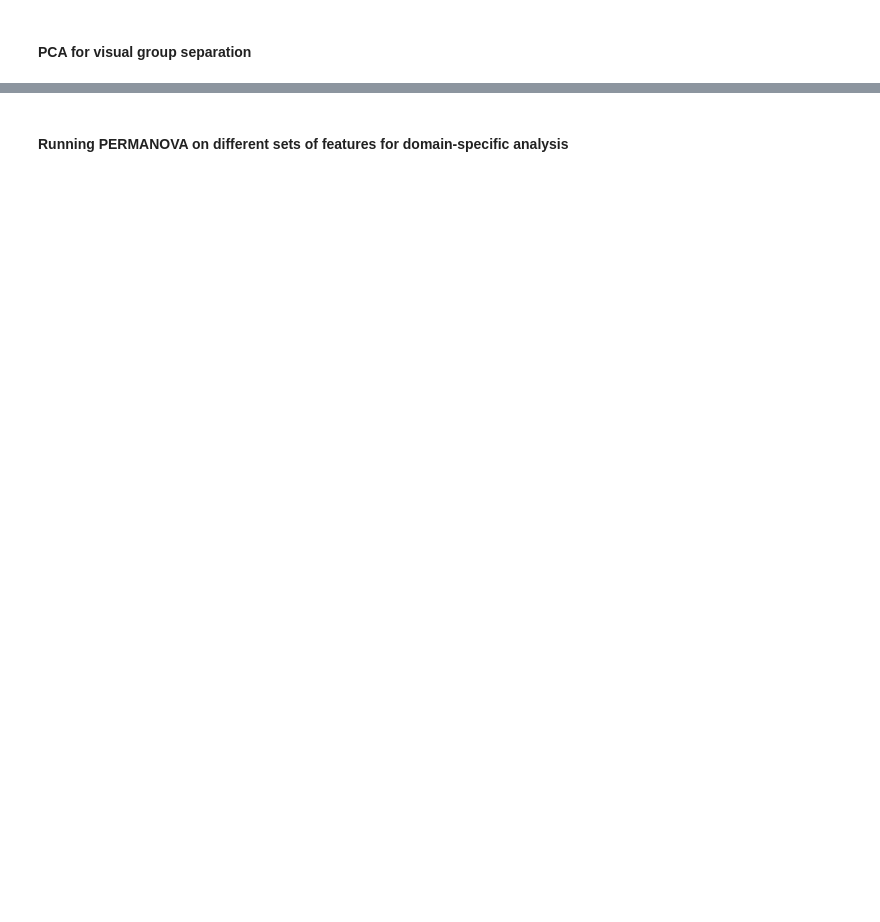
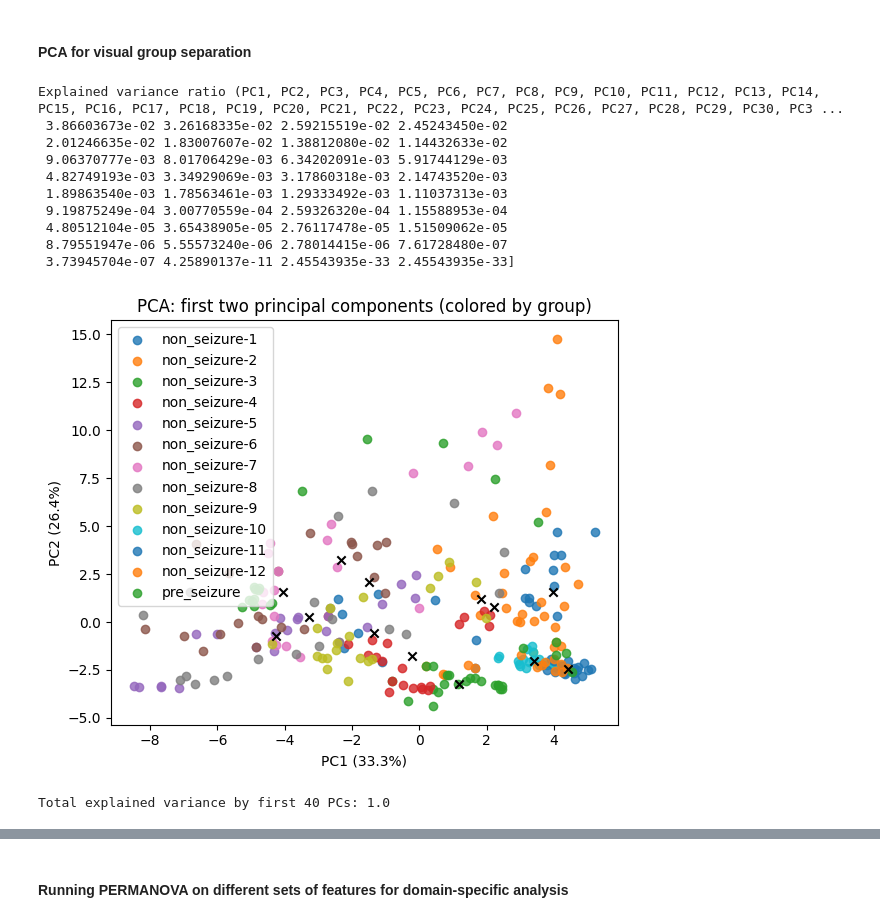
Before and after one commit to ashley-andrea/seizure-block-codes, a Jupyter notebook: statistical_tests/permanova.ipynb, the cells around one changed output, grey strips where cells are left out. Cells and saved outputs as stored; diff of their text form; code cells hidden in the pictures; blank space fills up the shorter version.

```diff
--- a/statistical_tests/permanova.ipynb
+++ b/statistical_tests/permanova.ipynb
@@ -188,2 +309,43 @@ for metric in ["euclidean", "cityblock", "cosine", "mahalanobis"]:
 # %% [markdown]
 #### PCA for visual group separation
+# %%
+pca = PCA(n_components=40)
+pcs = pca.fit_transform(X_scaled)
+
+print("Explained variance ratio (PC1, PC2, PC3, PC4, PC5, PC6, PC7, PC8, PC9, PC10, PC11, PC12, PC13, PC14, PC15, PC16, PC17, PC18, PC19, PC20, PC21, PC22, PC23, PC24, PC25, PC26, PC27, PC28, PC29, PC30, PC31, PC32, PC33, PC34, PC35, PC36, PC37, PC38, PC39, PC40):", pca.explained_variance_ratio_)
+
+# scatter colored by group
+groups = giorgio_detrended['group'].values
+unique_groups = pd.unique(groups)
+colors = dict(zip(unique_groups, ['C0','C1','C2','C3', 'C4', 'C5', 'C6', 'C7', 'C8', 'C9', 'C10', 'C11', 'C12', 'C13', 'C14', 'C15', 'C16', 'C17', 'C18', 'C19', 'C20', 'C21', 'C22', 'C23', 'C24', 'C25', 'C26', 'C27', 'C28', 'C29', 'C30', 'C31', 'C32', 'C33', 'C34', 'C35', 'C36', 'C37', 'C38', 'C39', 'C40'][:len(unique_groups)]))
+
+plt.figure(figsize=(6,5))
+for g in unique_groups:
+    mask = groups == g
+    plt.scatter(pcs[mask,0], pcs[mask,1], label=g, color=colors[g], alpha=0.8)
+# optional: plot centroids
+for g in unique_groups:
+    mask = groups == g
+    cx, cy = pcs[mask,0].mean(), pcs[mask,1].mean()
+    plt.scatter(cx, cy, marker='x', color='k')
+plt.xlabel(f"PC1 ({pca.explained_variance_ratio_[0]*100:.1f}%)")
+plt.ylabel(f"PC2 ({pca.explained_variance_ratio_[1]*100:.1f}%)")
+plt.legend()
+plt.title("PCA: first two principal components (colored by group)")
+plt.tight_layout()
+plt.show()
+
+print("Total explained variance by first 40 PCs:", np.sum(pca.explained_variance_ratio_))
+# %% [output]
+Explained variance ratio (PC1, PC2, PC3, PC4, PC5, PC6, PC7, PC8, PC9, PC10, PC11, PC12, PC13, PC14, PC15, PC16, PC17, PC18, PC19, PC20, PC21, PC22, PC23, PC24, PC25, PC26, PC27, PC28, PC29, PC30, PC3 ...
+ 3.86603673e-02 3.26168335e-02 2.59215519e-02 2.45243450e-02
+ 2.01246635e-02 1.83007607e-02 1.38812080e-02 1.14432633e-02
+ 9.06370777e-03 8.01706429e-03 6.34202091e-03 5.91744129e-03
+ 4.82749193e-03 3.34929069e-03 3.17860318e-03 2.14743520e-03
+ 1.89863540e-03 1.78563461e-03 1.29333492e-03 1.11037313e-03
+ 9.19875249e-04 3.00770559e-04 2.59326320e-04 1.15588953e-04
+ 4.80512104e-05 3.65438905e-05 2.76117478e-05 1.51509062e-05
+ 8.79551947e-06 5.55573240e-06 2.78014415e-06 7.61728480e-07
+ 3.73945704e-07 4.25890137e-11 2.45543935e-33 2.45543935e-33]
+[figure, added]
+Total explained variance by first 40 PCs: 1.0
```
Also changed, not shown: parts of 27 cells of this notebook.
